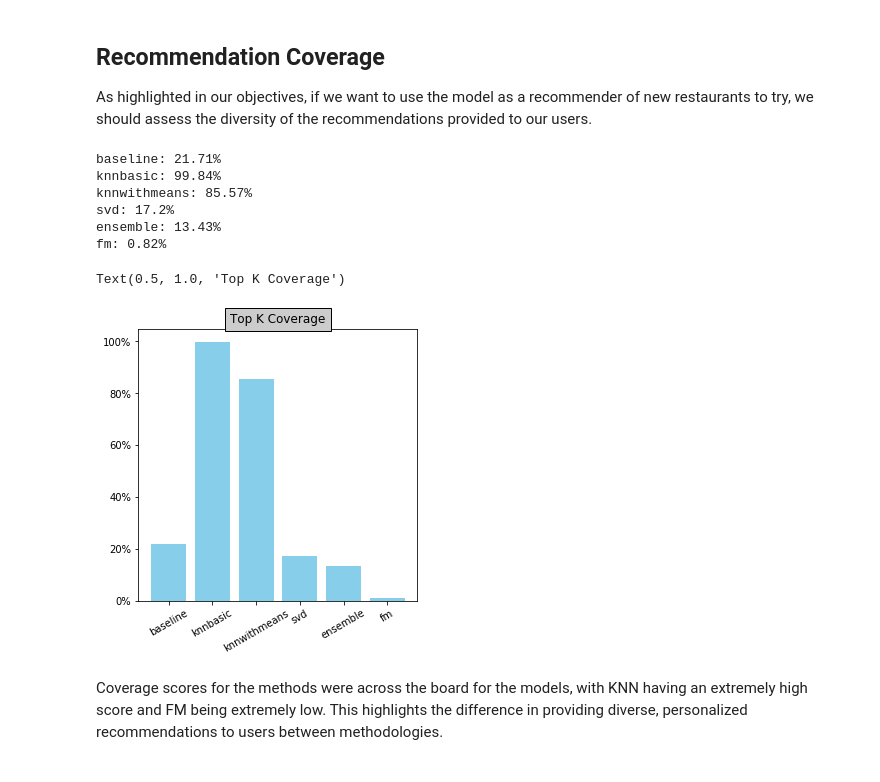
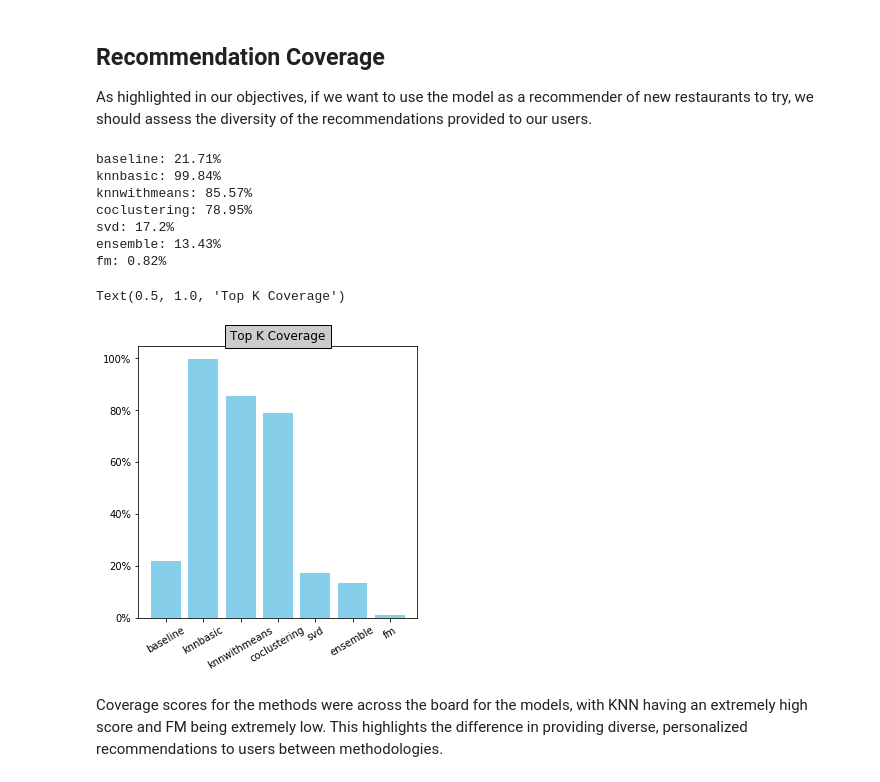
Before and after one commit to jkuo4/yelp-rating-predictor, a Jupyter notebook: final_results.ipynb, the cells around one changed output. Saved outputs shown, nothing was run; the diff lists cells and outputs as text; code cells hidden in the pictures.

```diff
--- a/final_results.ipynb
+++ b/final_results.ipynb
@@ -422,35 +422,37 @@ file_names = [
     'baseline_top_20.pkl',
     'knnbasic_top_20.pkl',
     'knnwithmeans_top_20.pkl',
+    'coclustering_top_20.pkl',
     'svd_top_20.pkl',
     'ensemble_top_20.pkl',
     'fm_top_20.pkl',
 ]
 
 top_20_coverage = {}
 for fn in file_names:
     pred = pd.read_pickle(f"result/{fn}")
     coverage = calculate_catalog_coverage(all_businesses, pred)
     top_20_coverage[fn.split("_")[0]]=coverage*100
     print(fn.split("_")[0] + ":" , str(round(coverage*100,2))+'%')
 
 top_20_coverage_df = pd.DataFrame.from_dict(top_20_coverage,'index').stack().reset_index(level=0).rename(columns={'level_0':'algorithm',0:'top_k_coverage'})
 fig = plt.figure()
 fig.set_size_inches(5, 5)
 ax  = fig.add_subplot(111)
 ax.bar(top_20_coverage_df.algorithm, top_20_coverage_df.top_k_coverage, color='skyblue')
 ax.yaxis.set_major_formatter(PercentFormatter())
 ax.set_xticklabels(top_20_coverage_df.algorithm,rotation=30)
 ax.set_title('Top K Coverage', bbox={'facecolor':'0.8', 'pad':5})
 # %% [output]
 baseline: 21.71%
 knnbasic: 99.84%
 knnwithmeans: 85.57%
+coclustering: 78.95%
 svd: 17.2%
 ensemble: 13.43%
 fm: 0.82%
 Text(0.5, 1.0, 'Top K Coverage')
-[figure, old version]
+[figure, new version]
 # %% [markdown]
 Coverage scores for the methods were across the board for the models, with KNN having an extremely high score and FM being extremely low. This highlights the difference in providing diverse, personalized recommendations to users between methodologies.
 # %% [markdown]
```
Also changed, not shown: parts of 1 cell of this notebook, 1 other file.
